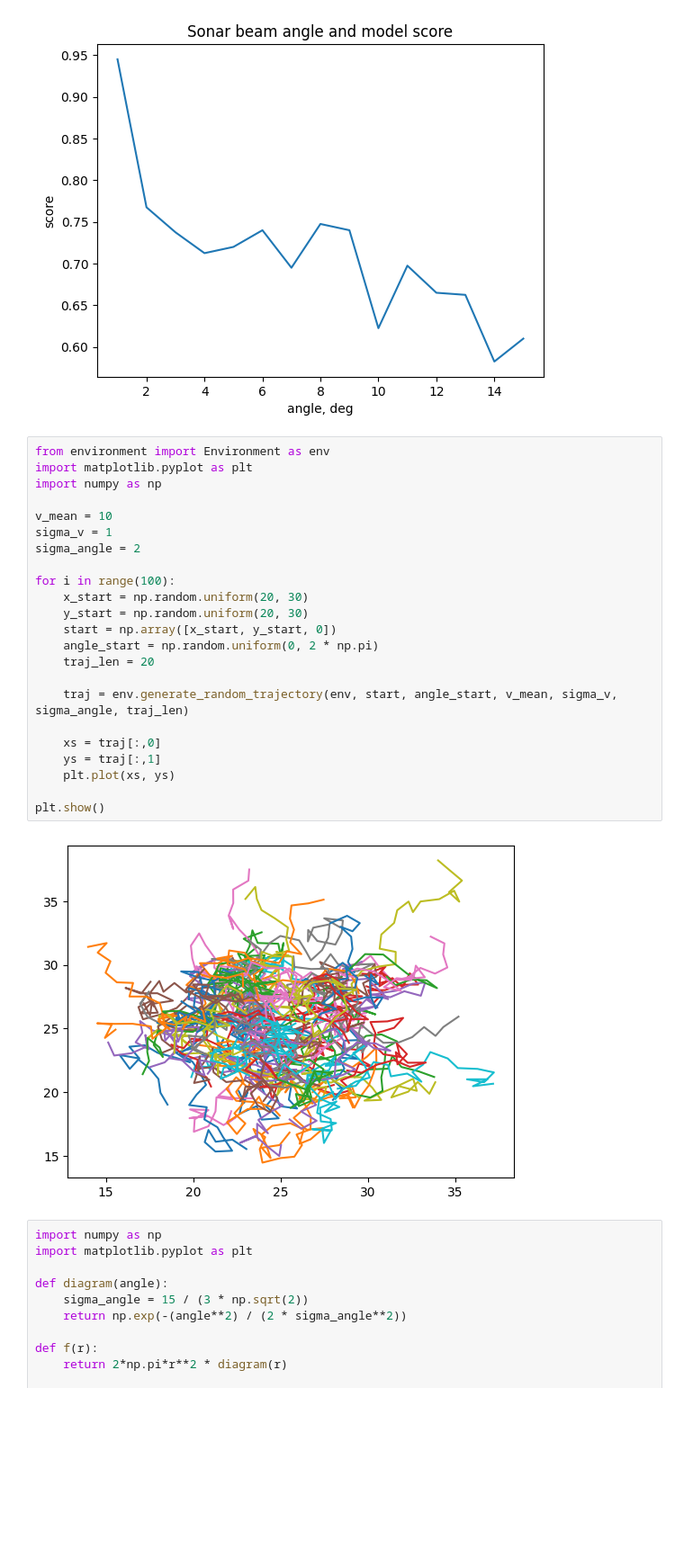
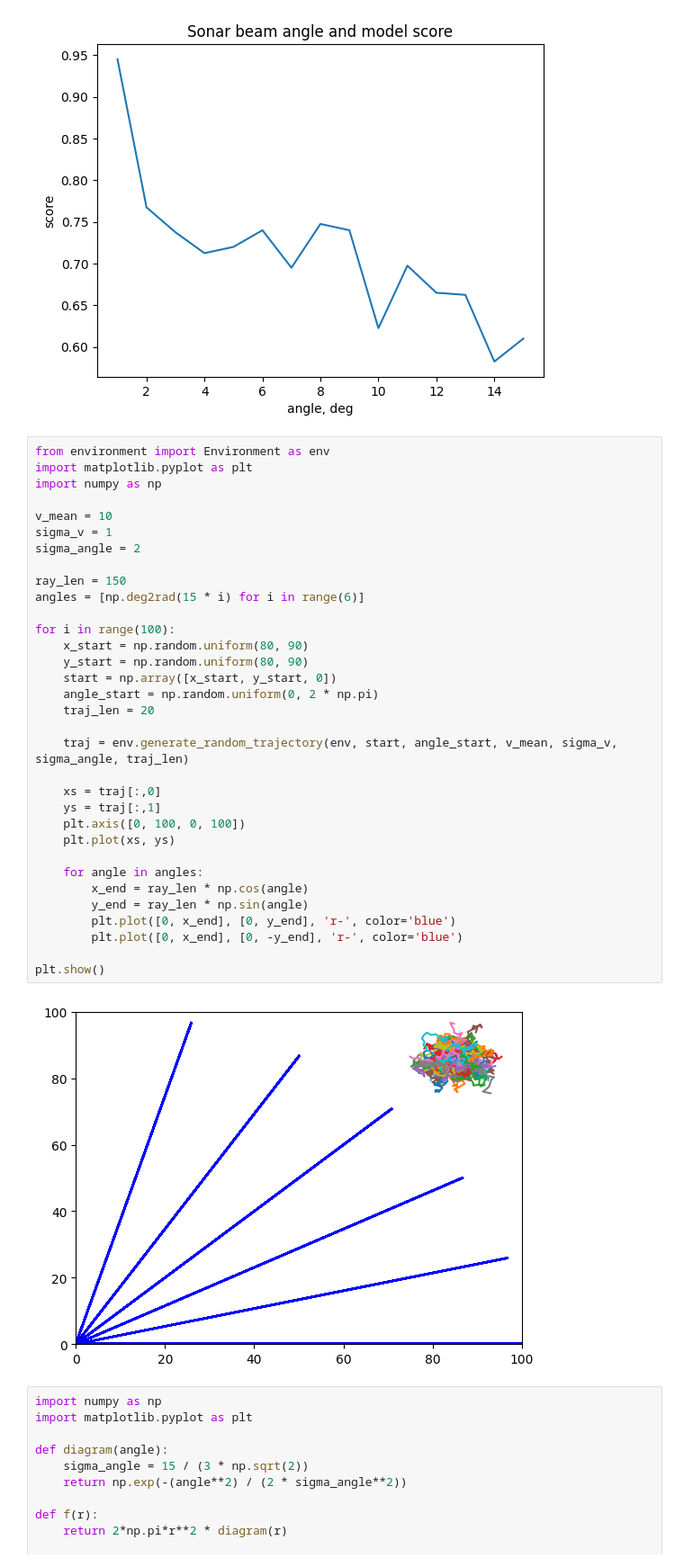
Before and after one commit to aaboiko/buoy_sonar_python, a Jupyter notebook: utils_2.ipynb, the cells around one changed output. Shown at 90% size. Drawn from its saved outputs; the diff is of its cells as text; blank space fills up the shorter version.

```diff
--- a/utils_2.ipynb
+++ b/utils_2.ipynb
@@ -246,28 +246,38 @@ plt.show()
 # %%
 from environment import Environment as env
 import matplotlib.pyplot as plt
 import numpy as np
 
 v_mean = 10
 sigma_v = 1
 sigma_angle = 2
 
+ray_len = 150
+angles = [np.deg2rad(15 * i) for i in range(6)]
+
 for i in range(100):
-    x_start = np.random.uniform(20, 30)
-    y_start = np.random.uniform(20, 30)
+    x_start = np.random.uniform(80, 90)
+    y_start = np.random.uniform(80, 90)
     start = np.array([x_start, y_start, 0])
     angle_start = np.random.uniform(0, 2 * np.pi)
     traj_len = 20
 
     traj = env.generate_random_trajectory(env, start, angle_start, v_mean, sigma_v, sigma_angle, traj_len)
 
     xs = traj[:,0]
     ys = traj[:,1]
+    plt.axis([0, 100, 0, 100])
     plt.plot(xs, ys)
 
+    for angle in angles:
+        x_end = ray_len * np.cos(angle)
+        y_end = ray_len * np.sin(angle)
+        plt.plot([0, x_end], [0, y_end], 'r-', color='blue')
+        plt.plot([0, x_end], [0, -y_end], 'r-', color='blue')
+
 plt.show()
 # %% [output]
-[figure, old version]
+[figure, new version]
 # %%
 import numpy as np
 import matplotlib.pyplot as plt
```
Also changed, not shown: parts of 2 cells of this notebook, 2 other files.
